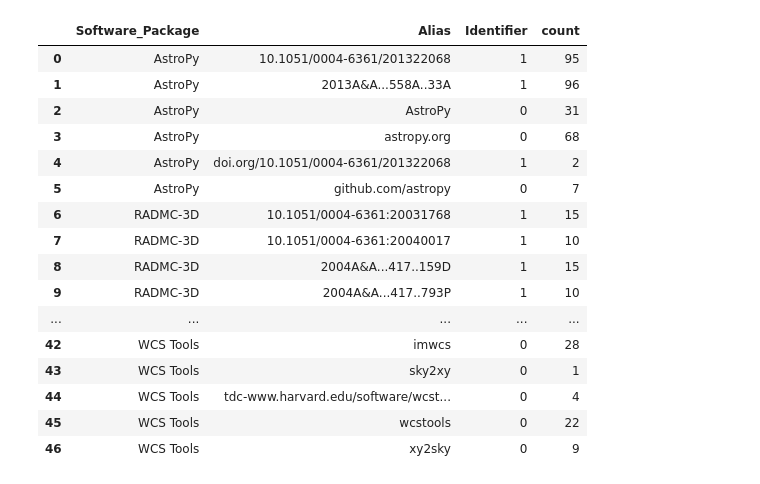
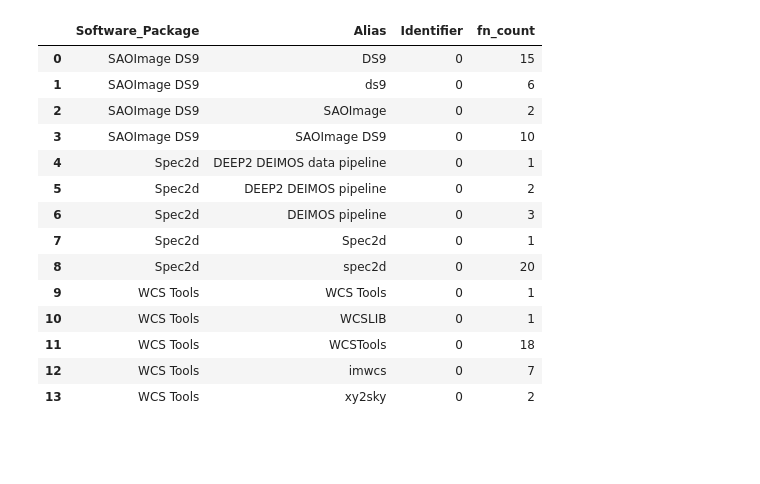
Before and after one commit to CfA-Library/Cite_Astro_Software, a Jupyter notebook: Citation_Study_2019/XML_SEARCH/XML_ANALYSIS/XML_FINAL_ANALYSIS_040419.ipynb, the cells around one changed output. Saved outputs shown, nothing was run; the diff lists cells and outputs as text; code cells hidden in the pictures; blank space fills up the shorter version.

```diff
--- a/Citation_Study_2019/XML_SEARCH/XML_ANALYSIS/XML_ANALYSIS_022619.ipynb
+++ b/Citation_Study_2019/XML_SEARCH/XML_ANALYSIS/XML_FINAL_ANALYSIS_040419.ipynb
@@ -10,2 +10,2 @@ import matplotlib.pyplot as plt
 # %%
-XML_results = pd.read_csv("XML_CLEAN_RESULTS_022619.csv")
+XML_results = pd.read_csv("XML_CLEAN_RESULTS_032519.csv")
@@ -140,22 +134,0 @@ list(XML_results.columns.values)
-# %%
-# drop known confounds
-# tardis emails
-XML_results = XML_results[~XML_results.Parent1_Content.str.contains("@tardis.byu.edu")]
-XML_results = XML_results[~XML_results.Parent1_Content.str.contains("@tardis.ln.byu.edu")]
-XML_results = XML_results[~XML_results.Parent1_Content.str.contains("@tardis.pha.jhu.edu")]
-XML_results = XML_results[~XML_results.Parent1_Content.str.contains("tardis.ln.byu.edu")]
-
-XML_results = XML_results[~XML_results.Parent2_Content.str.contains("@tardis.byu.edu")]
-XML_results = XML_results[~XML_results.Parent2_Content.str.contains("@tardis.ln.byu.edu")]
-XML_results = XML_results[~XML_results.Parent2_Content.str.contains("@tardis.pha.jhu.edu")]
-XML_results = XML_results[~XML_results.Parent2_Content.str.contains("tardis.ln.byu.edu")]
-
-XML_results = XML_results[~XML_results.Parent3_Content.str.contains("@tardis.byu.edu")]
-XML_results = XML_results[~XML_results.Parent3_Content.str.contains("@tardis.ln.byu.edu")]
-XML_results = XML_results[~XML_results.Parent3_Content.str.contains("@tardis.pha.jhu.edu")]
-XML_results = XML_results[~XML_results.Parent3_Content.str.contains("tardis.ln.byu.edu")]
-
-XML_results = XML_results[~XML_results.Parent4_Content.str.contains("@tardis.byu.edu")]
-XML_results = XML_results[~XML_results.Parent4_Content.str.contains("@tardis.ln.byu.edu")]
-XML_results = XML_results[~XML_results.Parent4_Content.str.contains("@tardis.pha.jhu.edu")]
-XML_results = XML_results[~XML_results.Parent4_Content.str.contains("tardis.ln.byu.edu")]
@@ -256,10 +134,0 @@ XML_results = XML_results[~(XML_results.Parent4_Content.str.contains("stingray l
-# %%
-# Spec2d (IDL library - related software but separate)
-XML_results = XML_results[~(XML_results.Parent1_Content.str.contains("idlspec2d") & XML_results.Software_Package.str.contains("Spec2d"))]
-XML_results = XML_results[~(XML_results.Parent1_Content.str.contains("IDLspec2d") & XML_results.Software_Package.str.contains("Spec2d"))]
-XML_results = XML_results[~(XML_results.Parent2_Content.str.contains("idlspec2d") & XML_results.Software_Package.str.contains("Spec2d"))]
-XML_results = XML_results[~(XML_results.Parent2_Content.str.contains("IDLspec2d") & XML_results.Software_Package.str.contains("Spec2d"))]
-XML_results = XML_results[~(XML_results.Parent3_Content.str.contains("idlspec2d") & XML_results.Software_Package.str.contains("Spec2d"))]
-XML_results = XML_results[~(XML_results.Parent3_Content.str.contains("IDLspec2d") & XML_results.Software_Package.str.contains("Spec2d"))]
-XML_results = XML_results[~(XML_results.Parent4_Content.str.contains("idlspec2d") & XML_results.Software_Package.str.contains("Spec2d"))]
-XML_results = XML_results[~(XML_results.Parent4_Content.str.contains("IDLspec2d") & XML_results.Software_Package.str.contains("Spec2d"))]
@@ -608,27 +477,22 @@ WCS Tools       0.685990
 Name: File_Name, dtype: float64
 # %%
-# Which aliases were used in the papers with aliases in acknowledgements? Write results to csv
-XML_ack_aliases = pd.DataFrame({'count' : XML_all_ack.groupby( [ "Software_Package", "Alias", "Identifier", 'File_Name'] ).size()}).reset_index()
-XML_ack_aliases.to_csv("XML_ack_aliases_022719.csv")
-
-# show readable results w/o file names
-XML_ack_aliases_summary = pd.DataFrame({'count' : XML_all_ack.groupby( [ "Software_Package", "Alias", "Identifier"] ).size()}).reset_index()
-XML_ack_aliases_summary
+# Which aliases were used in the papers with aliases in footnotes? Write results to csv
+XML_fn_aliases = pd.DataFrame({'fn_count' : XML_all_fn.groupby( [ "Software_Package", "Alias", "Identifier"])['File_Name'].nunique()}).reset_index()
+XML_fn_aliases.to_csv("XML_fn_aliases_040419.csv")
+XML_fn_aliases
 # %% [output]
-|  | Software_Package | Alias | Identifier | count |
-| 0 | AstroPy | 10.1051/0004-6361/201322068 | 1 | 95 |
-| 1 | AstroPy | 2013A&A...558A..33A | 1 | 96 |
-| 2 | AstroPy | AstroPy | 0 | 31 |
-| 3 | AstroPy | astropy.org | 0 | 68 |
-| 4 | AstroPy | doi.org/10.1051/0004-6361/201322068 | 1 | 2 |
-| 5 | AstroPy | github.com/astropy | 0 | 7 |
-| 6 | RADMC-3D | 10.1051/0004-6361:20031768 | 1 | 15 |
-| 7 | RADMC-3D | 10.1051/0004-6361:20040017 | 1 | 10 |
-| 8 | RADMC-3D | 2004A&A...417..159D | 1 | 15 |
-| 9 | RADMC-3D | 2004A&A...417..793P | 1 | 10 |
-| ... | ... | ... | ... | ... |
-| 42 | WCS Tools | imwcs | 0 | 28 |
-| 43 | WCS Tools | sky2xy | 0 | 1 |
-| 44 | WCS Tools | tdc-www.harvard.edu/software/wcst... | 0 | 4 |
-| 45 | WCS Tools | wcstools | 0 | 22 |
-| 46 | WCS Tools | xy2sky | 0 | 9 |
+|  | Software_Package | Alias | Identifier | fn_count |
+| 0 | SAOImage DS9 | DS9 | 0 | 15 |
+| 1 | SAOImage DS9 | ds9 | 0 | 6 |
+| 2 | SAOImage DS9 | SAOImage | 0 | 2 |
+| 3 | SAOImage DS9 | SAOImage DS9 | 0 | 10 |
+| 4 | Spec2d | DEEP2 DEIMOS data pipeline | 0 | 1 |
+| 5 | Spec2d | DEEP2 DEIMOS pipeline | 0 | 2 |
+| 6 | Spec2d | DEIMOS pipeline | 0 | 3 |
+| 7 | Spec2d | Spec2d | 0 | 1 |
+| 8 | Spec2d | spec2d | 0 | 20 |
+| 9 | WCS Tools | WCS Tools | 0 | 1 |
+| 10 | WCS Tools | WCSLIB | 0 | 1 |
+| 11 | WCS Tools | WCSTools | 0 | 18 |
+| 12 | WCS Tools | imwcs | 0 | 7 |
+| 13 | WCS Tools | xy2sky | 0 | 2 |
```
Also changed, not shown: parts of 36 cells of this notebook, 18 other files.
